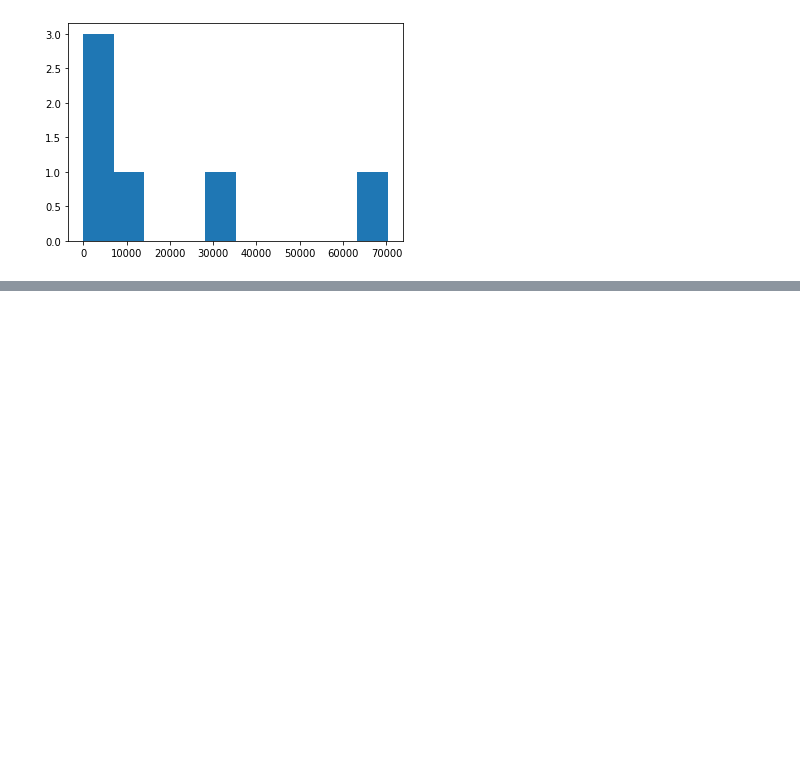
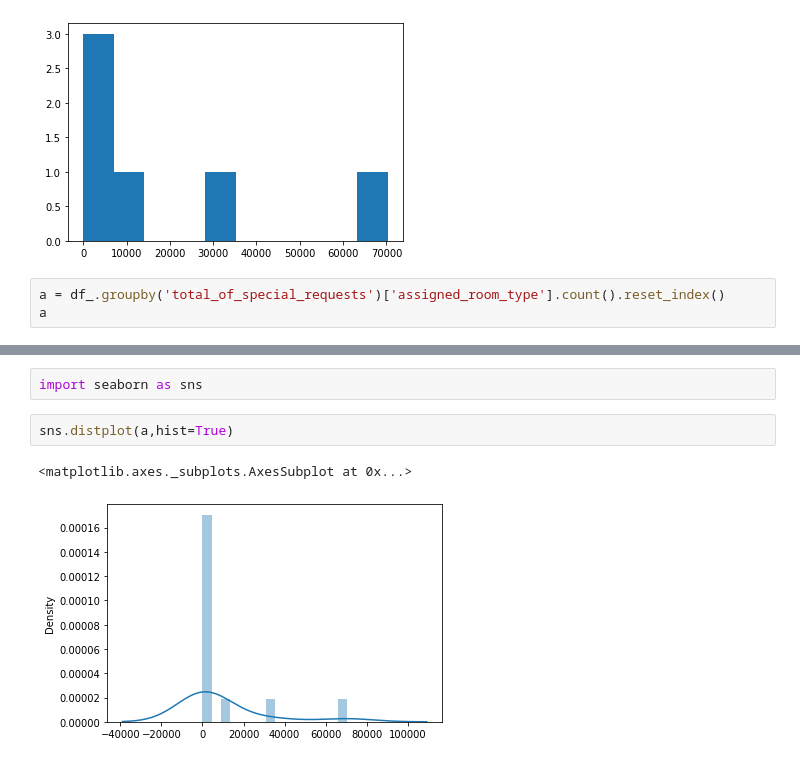
Before and after one commit to Shambhurajdesai/Capstone---1-Hotel-Booking-Analysis, a Jupyter notebook: Copy_of_Hotel_Bookings_Analysis.ipynb, the cells around one changed output, grey strips where cells are left out. Saved outputs shown, nothing was run; the diff lists cells and outputs as text; blank space fills up the shorter version.

```diff
--- a/Copy_of_Hotel_Bookings_Analysis.ipynb
+++ b/Copy_of_Hotel_Bookings_Analysis.ipynb
@@ -382,3 +398,6 @@ plt.hist(total_sp_re)
         7.03180e+04]),
  <a list of 10 Patch objects>)
 [figure]
+# %%
+a = df_.groupby('total_of_special_requests')['assigned_room_type'].count().reset_index()
+a
@@ -384,0 +412,7 @@ plt.hist(total_sp_re)
+# %%
+import seaborn as sns
+# %%
+sns.distplot(a,hist=True)
+# %% [output]
+<matplotlib.axes._subplots.AxesSubplot at 0x...>
+[figure, added]
```
Also changed, not shown: parts of 3 cells of this notebook.
